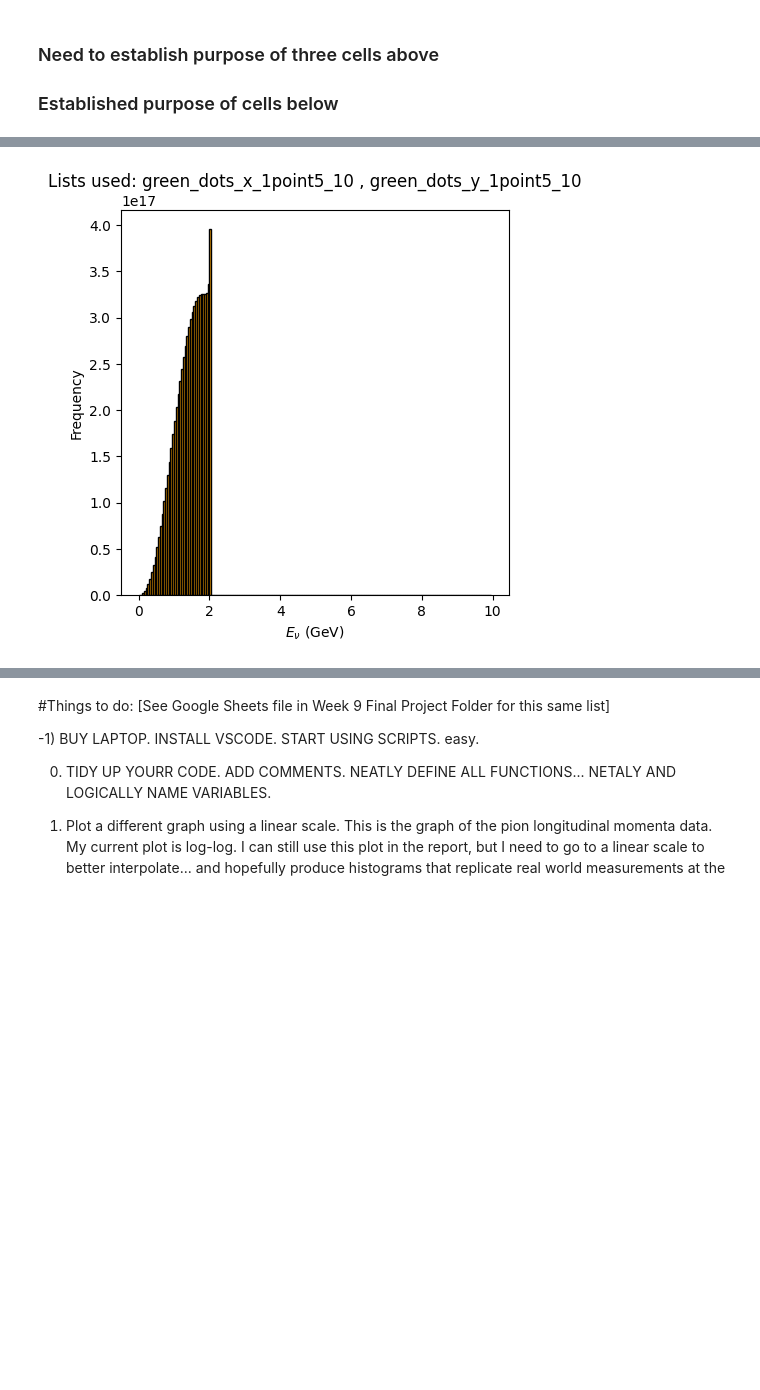
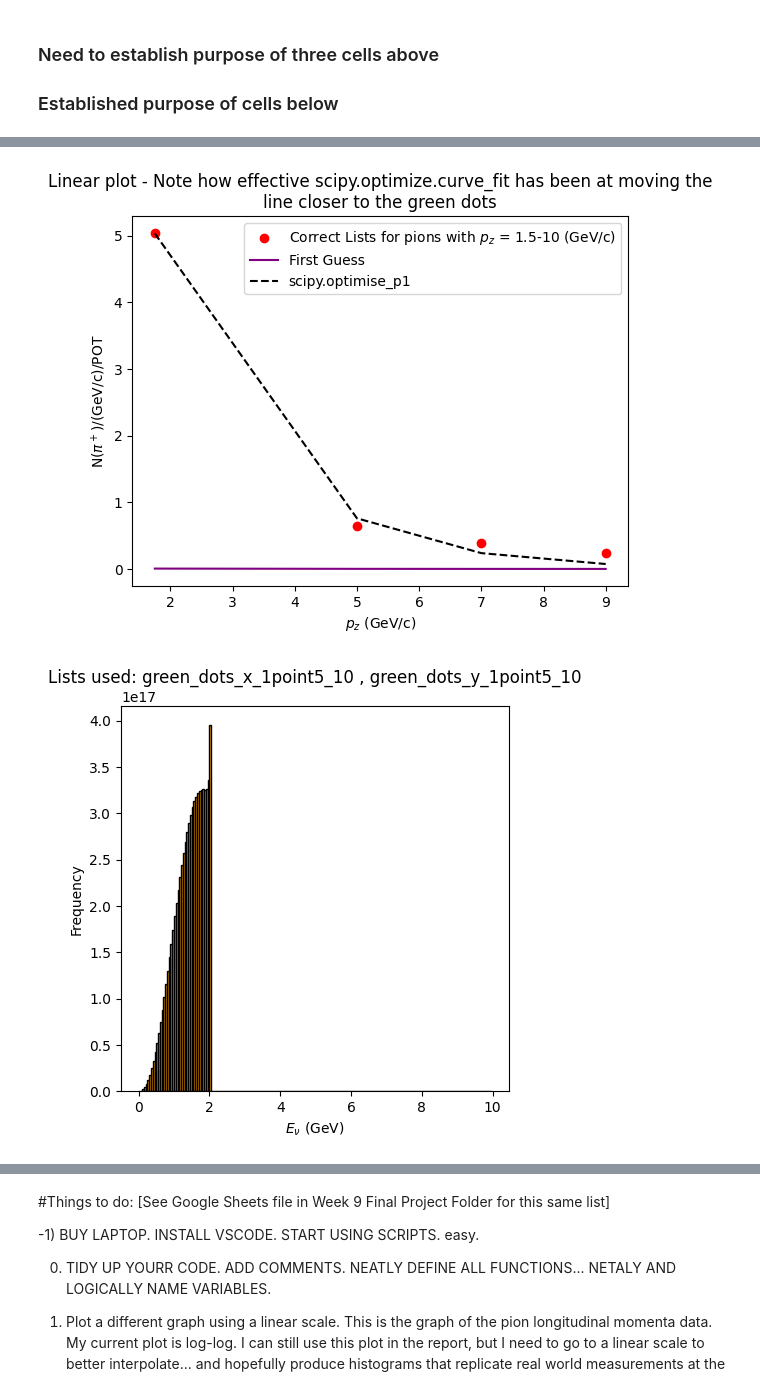
Before and after one commit to MrD0balina/Fourth-Year-Project---Neutrino-Oscillations, a Jupyter notebook: First_Notebook_SEM2_Consolidating_SEM_1_progress.ipynb, the cells around one changed output, grey strips where cells are left out. Cells and saved outputs as stored; diff of their text form; code cells hidden in the pictures; blank space fills up the shorter version.

```diff
--- a/First_Notebook_SEM2_Consolidating_SEM_1_progress.ipynb
+++ b/First_Notebook_SEM2_Consolidating_SEM_1_progress.ipynb
@@ -19,9 +19,9 @@ import pandas as pd
 
 import scipy
 # %%
-Pion_Plots_df1 = pd.read_csv('Week 6 - Pion Plots TABLE 1 CSV - Copy - Now Saved as UTF 8 - Pion Plots TABLE 1 CSV - Copy - Now Saved as UTF 8.csv')
+# Pion_Plots_df1 = pd.read_csv('Week 6 - Pion Plots TABLE 1 CSV - Copy - Now Saved as UTF 8 - Pion Plots TABLE 1 CSV - Copy - Now Saved as UTF 8.csv')
 
-# Pion_Plots_df1 = pd.read_csv('Copy of Week 6 - Pion Plots TABLE 1 CSV - Copy - Now Saved as UTF 8 - Pion Plots TABLE 1 CSV - Copy - Now Saved as UTF 8.csv')
+Pion_Plots_df1 = pd.read_csv('Copy of Week 6 - Pion Plots TABLE 1 CSV - Copy - Now Saved as UTF 8 - Pion Plots TABLE 1 CSV - Copy - Now Saved as UTF 8.csv')
 
 
 ## Renaming all of the columns of the dataframe using entries in the first row.
@@ -664,3 +732,15 @@ def model_function(t, a, b):
+# %%
+def model_function(t, a, b):
+
+    """This function is an argument of the below mentioned scipy.optimize.curve_fit()
+    its arguments must be configured such that the independent variable is first, followed by all parameters to be fitted.
+
+    t: independent variable
+    a: a parameter to fit
+    b: a parameter to fit
+
+    """
+    return a*np.exp(b*t)
 # %% [markdown]
 ### Need to establish purpose of the three cells below.
 # %%
@@ -901,15 +1005,40 @@ plt.show()
 # %%
+green_dots_x_array = np.array(green_dots_x_1point5_10)
+green_dots_y_array = np.array(green_dots_y_1point5_10)
+
+plt.scatter(   x = green_dots_x_1point5_10   , y = green_dots_y_1point5_10    ,  c  = "red"   , label = r"Correct Lists for pions with $p_{z}$ = 1.5-10 (GeV/c)")
+
+x = green_dots_x_array
+y = green_dots_y_array
+
+first_guess = [ 0.01 , -0.35 ]    ### This guess provides parameters for the model_function.  Then scipy.optimize.curve_fit goes about doing the fitting.
+
+params_p1 , approx_covariance   =   scipy.optimize.curve_fit(model_function,  x,  y, p0 = first_guess )
+
+## scipy.optimize.curve_fit() selects parameter values that minimise the sum of the squared residuals of "f(xdata, *popt) - ydata" are minimised.
+
+plt.plot( x, model_function(x, first_guess[0] , first_guess[1]) ,   c = "purple" ,  label =  "First Guess" )
+
+plt.plot( x, model_function(x, params_p1[0] , params_p1[1])  ,  c = "black" , label =  "scipy.optimise_p1" , linestyle = "--" )
+
+plt.legend()
+
+plt.xlabel(r"$p_{z}$ (GeV/c)")
+plt.ylabel(r"N($\pi^+$)/(GeV/c)/POT")
+
+plt.title("\n".join(wrap(r"Linear plot - Note how effective scipy.optimize.curve_fit has been at moving the line closer to the green dots" , 80 ) ) )
 
 
 E_v , Rel_Neu_Flux , E_pro_array , E_pi , Weighted_Pion_Flux = FIRST_TRY_Integral_Weighted_Function( 0.0146 )
 #display((np.shape(y_1)))
 plt.figure( figsize = (5, 5) )
 #plt.plot( x_1 , y_1 , "-o" , color = "brown", linewidth = 0.5 , markersize = 1, label = r'$\theta$ = 0.014' )
 plt.hist( E_v  , bins = np.arange( 0 , 10 , 0.05 )  , weights =  Rel_Neu_Flux , edgecolor = "black" , ls = "-" , color = "orange" )
 plt.title("\n".join(wrap(r"Lists used: green_dots_x_1point5_10 , green_dots_y_1point5_10  " , 80 ) ) )
 plt.xlabel(r"$E_{\nu}$ (GeV)")
 plt.ylabel("Frequency")
 plt.show()
 # %% [output]
-[figure, old version]
+[figure, new version]
+[figure, added]
 # %%
```
Also changed, not shown: parts of 17 cells of this notebook.
